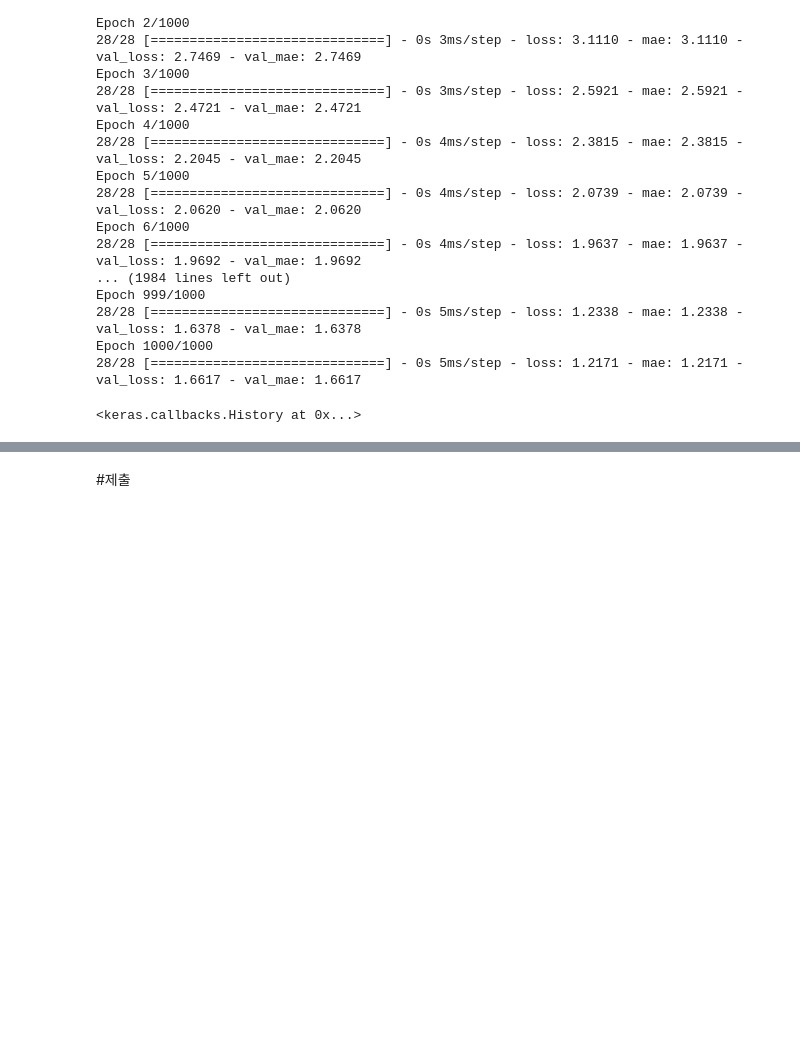
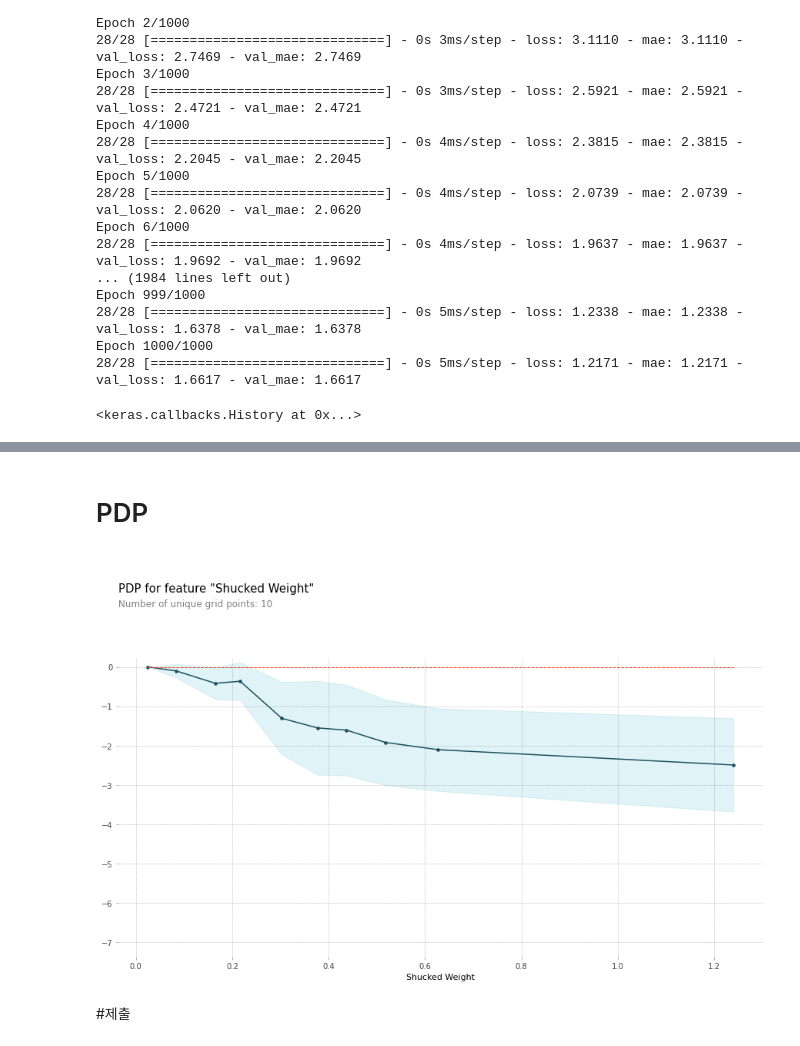
Before and after one commit to pepper999/abalone-age, a Jupyter notebook: 전복나이.ipynb, the cells around one changed output, grey strips where cells are left out. Cells and saved outputs as stored; diff of their text form; code cells hidden in the pictures; blank space fills up the shorter version.

```diff
--- a/전복나이.ipynb
+++ b/전복나이.ipynb
@@ -859,0 +868,15 @@ final_pred = model.predict(test).flatten()
+# %%
+# permuter 생성
+permuter = PermutationImportance(
+    model,
+    scoring='neg_mean_absolute_error',
+    n_iter=3,
+    random_state=1)
+
+# permutation importance 계산
+permuter.fit(x_val, y_val)
+
+# 결과 확인
+feature_names = list(x_val.columns)
+PI = pd.Series(permuter.feature_importances_, feature_names).sort_values(ascending=False)
+PI
@@ -860,3 +895,16 @@ final_pred = model.predict(test).flatten()
+# %% [markdown]
+# PDP
+# %%
+selected_feature = 'Shucked Weight'
+pdp_dist = pdp_isolate(
+    model=model,
+    dataset=x_val,
+    model_features=x_val.columns,
+    feature=selected_feature
+)
+pdp.pdp_plot(pdp_dist, selected_feature);
+# %% [output]
+[figure, added]
 # %% [markdown]
 #제출
 # %%
```
Also changed, not shown: parts of 6 cells of this notebook.
